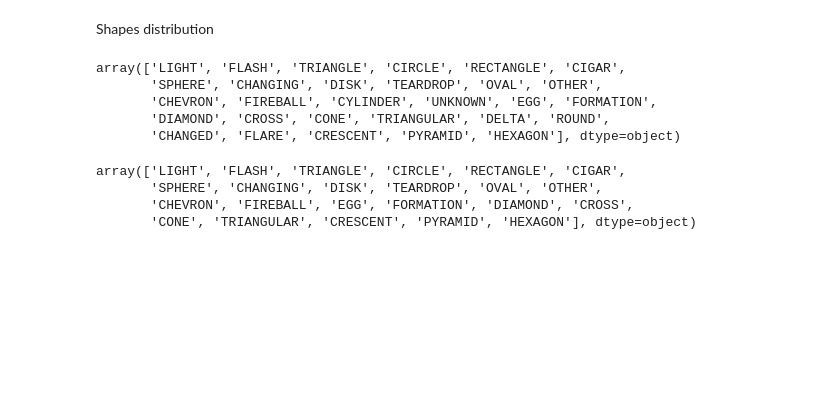
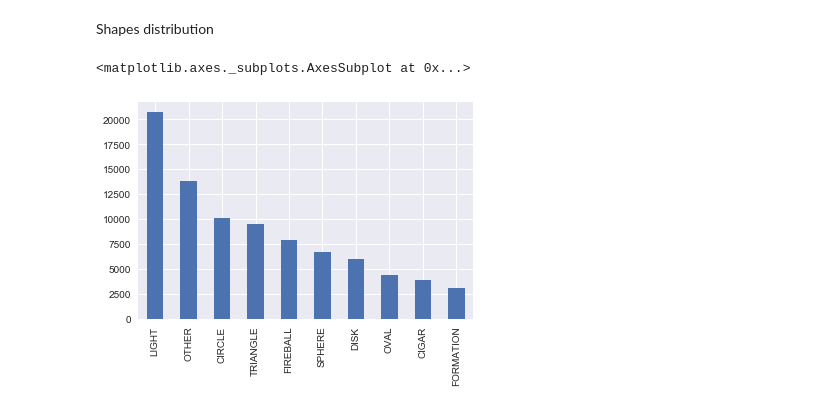
Before and after one commit to DenisStenyushkin/nuforc.org-analysis, a Jupyter notebook: Exploratory.ipynb, the cells around one changed output. Drawn from its saved outputs; the diff is of its cells as text; code cells hidden in the pictures; blank space fills up the shorter version.

```diff
--- a/Exploratory.ipynb
+++ b/Exploratory.ipynb
@@ -67,23 +68,13 @@ df['state'].value_counts().sort_values(ascending=False).head(top_count).plot(kin
  Shapes distribution
 # %%
 df['shape'] = df['shape'].apply(str.upper)
-# %%
-df['shape'].unique()
-# %% [output]
-array(['LIGHT', 'FLASH', 'TRIANGLE', 'CIRCLE', 'RECTANGLE', 'CIGAR',
-       'SPHERE', 'CHANGING', 'DISK', 'TEARDROP', 'OVAL', 'OTHER',
-       'CHEVRON', 'FIREBALL', 'CYLINDER', 'UNKNOWN', 'EGG', 'FORMATION',
-       'DIAMOND', 'CROSS', 'CONE', 'TRIANGULAR', 'DELTA', 'ROUND',
-       'CHANGED', 'FLARE', 'CRESCENT', 'PYRAMID', 'HEXAGON'], dtype=object)
 # %%
 shape_replacements = {'FLARE': 'FLASH', 'CYLINDER': 'CIGAR', 'UNKNOWN': 'OTHER',
                       'TRIGANGULAR': 'TRIANGLE', 'DELTA': 'TRIANGLE', 'ROUND': 'SPHERE',
                       'CHANGED': 'CHANGING'}
 df = df.replace({'shape': shape_replacements})
-# %%
-df['shape'].unique()
-# %% [output]
-array(['LIGHT', 'FLASH', 'TRIANGLE', 'CIRCLE', 'RECTANGLE', 'CIGAR',
-       'SPHERE', 'CHANGING', 'DISK', 'TEARDROP', 'OVAL', 'OTHER',
-       'CHEVRON', 'FIREBALL', 'EGG', 'FORMATION', 'DIAMOND', 'CROSS',
-       'CONE', 'TRIANGULAR', 'CRESCENT', 'PYRAMID', 'HEXAGON'], dtype=object)
+# %%
+df['shape'].value_counts().sort_values(ascending=False).head(top_count).plot(kind='bar')
+# %% [output]
+<matplotlib.axes._subplots.AxesSubplot at 0x...>
+[figure, added]
```
Also changed, not shown: parts of 5 cells of this notebook.
